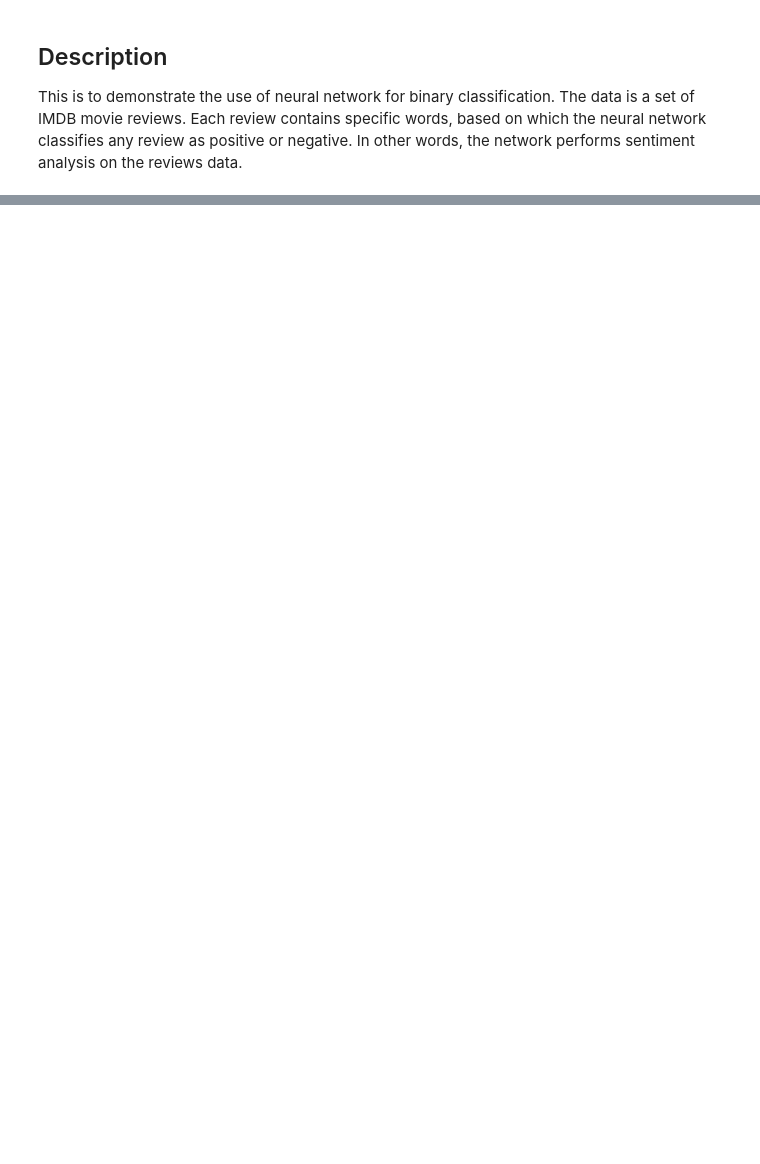
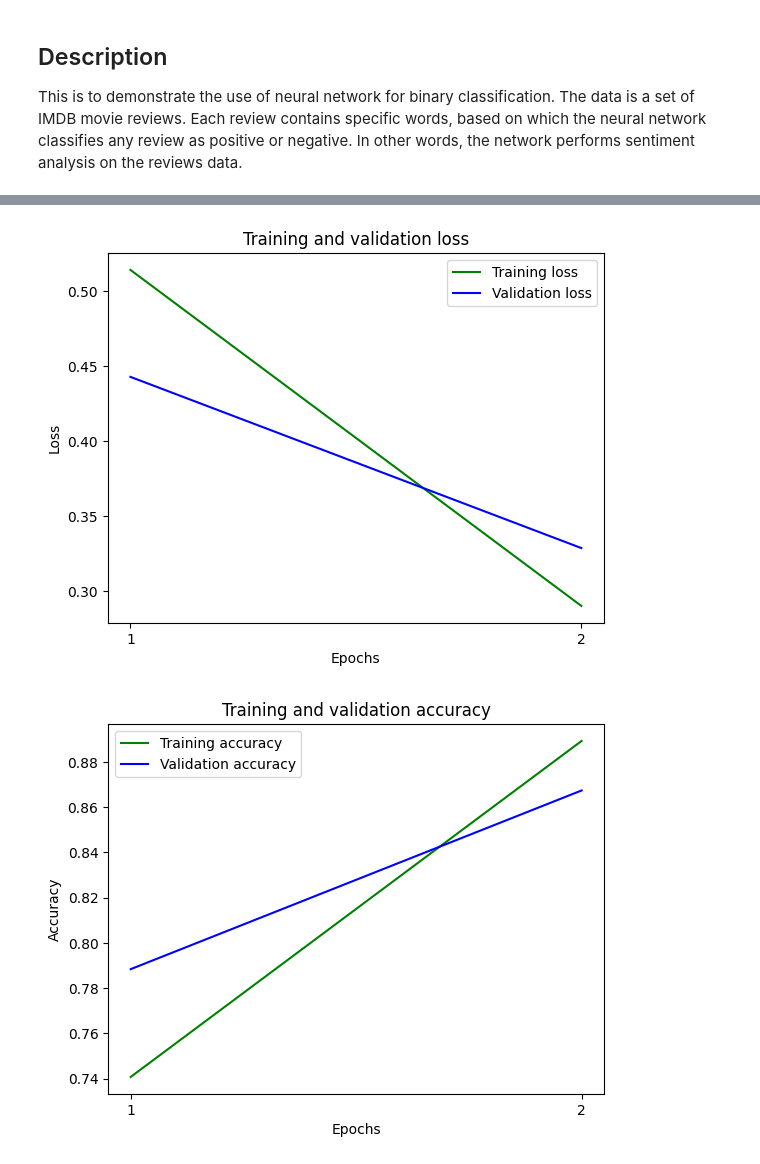
Before and after one commit to DusanPaal/data_analytics, a Jupyter notebook: imdb.ipynb, the cells around one changed output, grey strips where cells are left out. Drawn from its saved outputs; the diff is of its cells as text; code cells hidden in the pictures; blank space fills up the shorter version.

```diff
--- a/imdb.ipynb
+++ b/imdb.ipynb
@@ -123,0 +393,34 @@ Test loss: 0.5201 Test accuracy: 0.877
+# %%
+# evaluate the model
+import matplotlib.pyplot as plt
+
+training_loss = history.history['loss']
+training_val_loss = history.history['val_loss']
+epochs=range(1, len(training_loss) + 1)
+
+plt.plot(epochs, training_loss, 'g', label='Training loss')
+plt.plot(epochs, training_val_loss, 'b', label='Validation loss')
+plt.title('Training and validation loss')
+plt.xlabel('Epochs')
+plt.ylabel('Loss')
+plt.xticks(epochs)
+plt.legend()
+plt.show()
+
+# clear prev plot
+plt.clf()
+
+training_accuracy = history.history['accuracy']
+training_val_accuracy = history.history['val_accuracy']
+
+plt.plot(epochs, training_accuracy, 'g', label='Training accuracy')
+plt.plot(epochs, training_val_accuracy, 'b', label='Validation accuracy')
+plt.title('Training and validation accuracy')
+plt.xlabel('Epochs')
+plt.ylabel('Accuracy')
+plt.xticks(epochs)
+plt.legend()
+plt.show()
+# %% [output]
+[figure, added]
+[figure, added]
```
Also changed, not shown: parts of 15 cells of this notebook, 9 other files.
